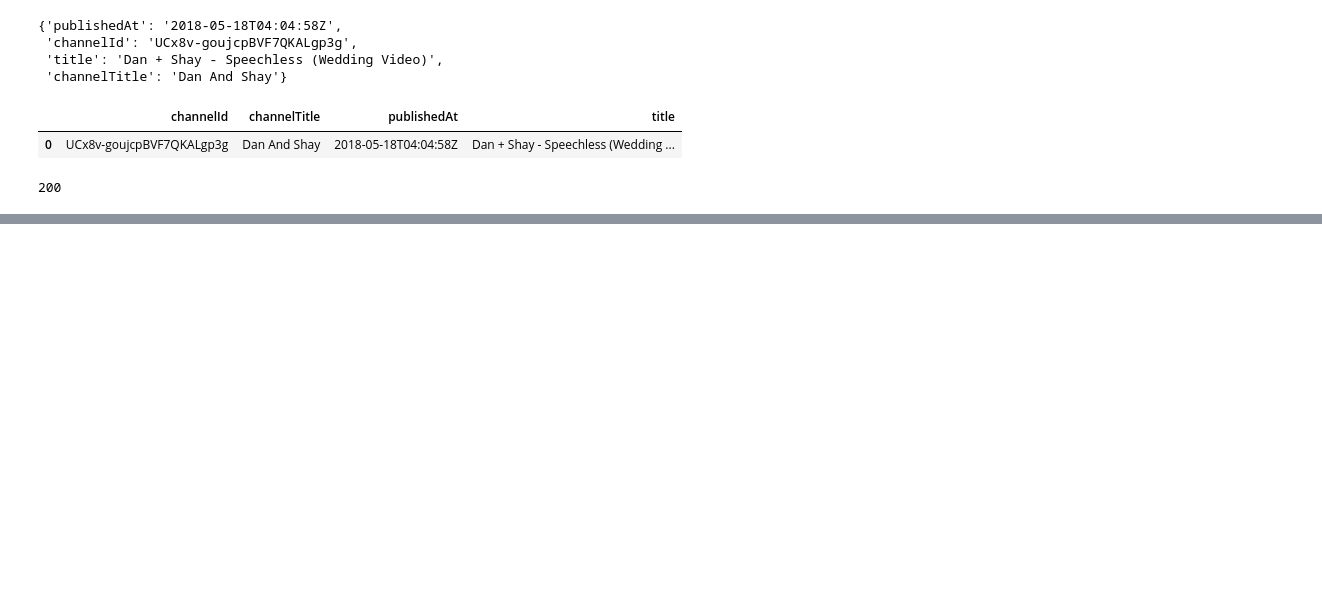
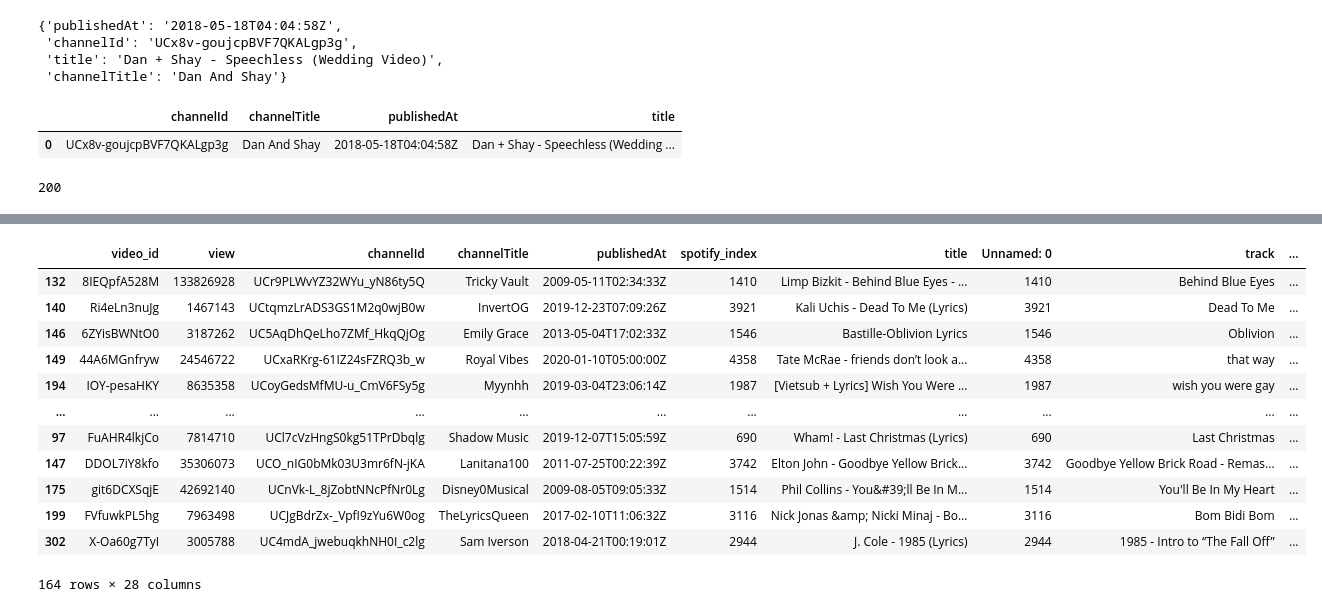
Before and after one commit to vietcheems/Music-Popularity-Analysis, a Jupyter notebook: Scrape/youtube/youtube.ipynb, the cells around one changed output, grey strips where cells are left out. Cells and saved outputs as stored; diff of their text form; code cells hidden in the pictures; blank space fills up the shorter version.

```diff
--- a/Scrape/youtube/youtube.ipynb
+++ b/Scrape/youtube/youtube.ipynb
@@ -185,0 +238,2 @@ r.status_code
+# %%
+final_yt = yt.loc[full["spotify_index"].isin(list(yt_2["spotify_index"])).apply(lambda x: not x)].append(yt_2)
@@ -185,0 +244,4 @@ r.status_code
+# %%
+final_drop_dup = final_yt.drop_duplicates().copy()
+# %%
+final_drop_dup['view'] = final_drop_dup['view'].apply(lambda x: x.replace(",", ""))
@@ -185,0 +266,18 @@ r.status_code
+# %%
+full_final = final_drop_dup.join(sp_songs_2, on="spotify_index")
+# %%
+full_final[full_final["title"].str.contains("Lyrics")]
+# %% [output]
+|  | video_id | view | channelId | channelTitle | publishedAt | spotify_index | title | Unnamed: 0 | track | ... |
+| 132 | 8IEQpfA528M | 133826928 | UCr9PLWvYZ32WYu_yN86ty5Q | Tricky Vault | 2009-05-11T02:34:33Z | 1410 | Limp Bizkit - Behind Blue Eyes - ... | 1410 | Behind Blue Eyes | ... |
+| 140 | Ri4eLn3nuJg | 1467143 | UCtqmzLrADS3GS1M2q0wjB0w | InvertOG | 2019-12-23T07:09:26Z | 3921 | Kali Uchis - Dead To Me (Lyrics) | 3921 | Dead To Me | ... |
+| 146 | 6ZYisBWNtO0 | 3187262 | UC5AqDhQeLho7ZMf_HkqQjOg | Emily Grace | 2013-05-04T17:02:33Z | 1546 | Bastille-Oblivion Lyrics | 1546 | Oblivion | ... |
+| 149 | 44A6MGnfryw | 24546722 | UCxaRKrg-61IZ24sFZRQ3b_w | Royal Vibes | 2020-01-10T05:00:00Z | 4358 | Tate McRae - friends don’t look a... | 4358 | that way | ... |
+| 194 | IOY-pesaHKY | 8635358 | UCoyGedsMfMU-u_CmV6FSy5g | Myynhh | 2019-03-04T23:06:14Z | 1987 | [Vietsub + Lyrics] Wish You Were ... | 1987 | wish you were gay | ... |
+| ... | ... | ... | ... | ... | ... | ... | ... | ... | ... | ... |
+| 97 | FuAHR4lkjCo | 7814710 | UCl7cVzHngS0kg51TPrDbqlg | Shadow Music | 2019-12-07T15:05:59Z | 690 | Wham! - Last Christmas (Lyrics) | 690 | Last Christmas | ... |
+| 147 | DDOL7iY8kfo | 35306073 | UCO_nIG0bMk03U3mr6fN-jKA | Lanitana100 | 2011-07-25T00:22:39Z | 3742 | Elton John - Goodbye Yellow Brick... | 3742 | Goodbye Yellow Brick Road - Remas... | ... |
+| 175 | git6DCXSqjE | 42692140 | UCnVk-L_8jZobtNNcPfNr0Lg | Disney0Musical | 2009-08-05T09:05:33Z | 1514 | Phil Collins - You&#39;ll Be In M... | 1514 | You'll Be In My Heart | ... |
+| 199 | FVfuwkPL5hg | 7963498 | UCJgBdrZx-_VpfI9zYu6W0og | TheLyricsQueen | 2017-02-10T11:06:32Z | 3116 | Nick Jonas &amp; Nicki Minaj - Bo... | 3116 | Bom Bidi Bom | ... |
+| 302 | X-Oa60g7TyI | 3005788 | UC4mdA_jwebuqkhNH0I_c2lg | Sam Iverson | 2018-04-21T00:19:01Z | 2944 | J. Cole - 1985 (Lyrics) | 2944 | 1985 - Intro to “The Fall Off” | ... |
+164 rows × 28 columns
```
Also changed, not shown: parts of 18 cells of this notebook.
